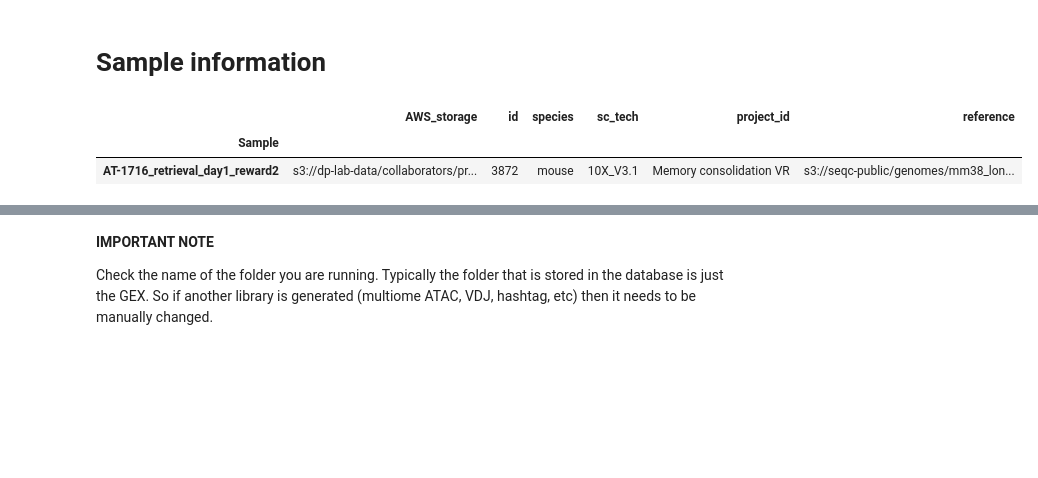
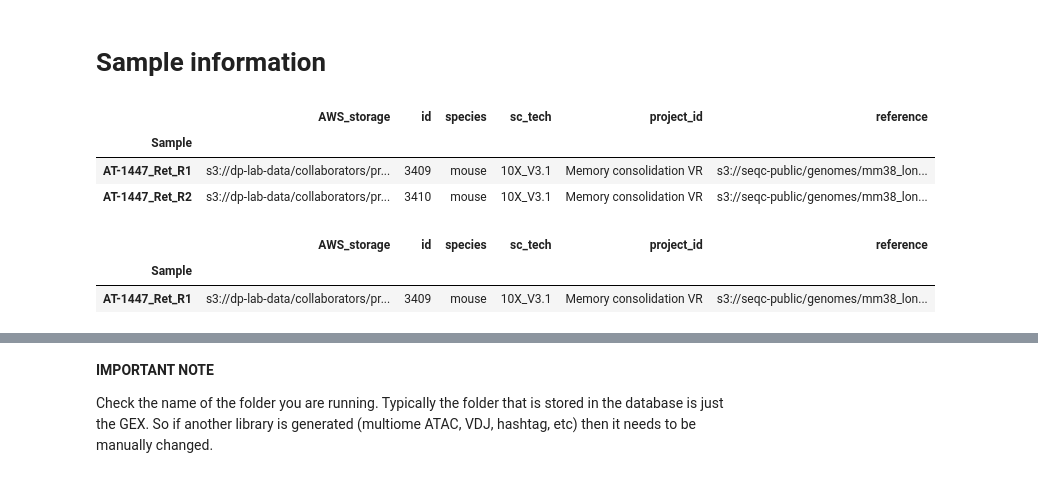
Before and after one commit to andrewmoorman/scing-notebooks, a Jupyter notebook: notebooks/Run_Sharp_CellRangerCellPlex.ipynb, the cells around one changed output, grey strips where cells are left out. Drawn from its saved outputs; the diff is of its cells as text; code cells hidden in the pictures; blank space fills up the shorter version.

```diff
--- a/notebooks/Run_Sharp_CellRangerCellPlex.ipynb
+++ b/notebooks/Run_Sharp_CellRangerCellPlex.ipynb
@@ -63,17 +70,25 @@ with open(db_credentials_path) as f:
 # %%
 # You can supply a list of IDs or request IDs
 
-# request_ids = ['AT-1727', 'AT-1734', 'AT-1756']
-# samples = sample_scridb_info(request_ids, 'request_id', creds)
+request_ids = ['AT-1447']
+samples = sample_scridb_info(request_ids, 'request_id', creds)
 
-sample_ids = [3872]
-samples = sample_scridb_info(sample_ids, 'id', creds)
+# sample_ids = [3872]
+# samples = sample_scridb_info(sample_ids, 'id', creds)
 
 samples
 # %% [output]
 |  | AWS_storage | id | species | sc_tech | project_id | reference |
 | Sample |  |  |  |  |  |  |
-| AT-1716_retrieval_day1_reward2 | s3://dp-lab-data/collaborators/pr... | 3872 | mouse | 10X_V3.1 | Memory consolidation VR | s3://seqc-public/genomes/mm38_lon... |
+| AT-1447_Ret_R1 | s3://dp-lab-data/collaborators/pr... | 3409 | mouse | 10X_V3.1 | Memory consolidation VR | s3://seqc-public/genomes/mm38_lon... |
+| AT-1447_Ret_R2 | s3://dp-lab-data/collaborators/pr... | 3410 | mouse | 10X_V3.1 | Memory consolidation VR | s3://seqc-public/genomes/mm38_lon... |
+# %%
+samples = samples.loc[samples.index == 'AT-1447_Ret_R1']
+samples
+# %% [output]
+|  | AWS_storage | id | species | sc_tech | project_id | reference |
+| Sample |  |  |  |  |  |  |
+| AT-1447_Ret_R1 | s3://dp-lab-data/collaborators/pr... | 3409 | mouse | 10X_V3.1 | Memory consolidation VR | s3://seqc-public/genomes/mm38_lon... |
 # %%
 wl_params = []
 bc_params = []
```
Also changed, not shown: parts of 21 cells of this notebook, 31 other files.
